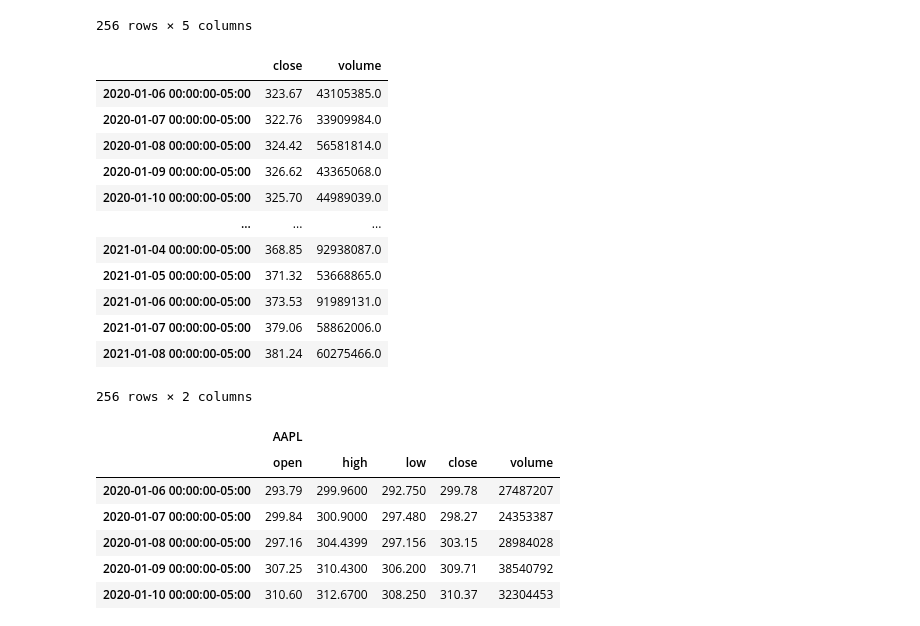
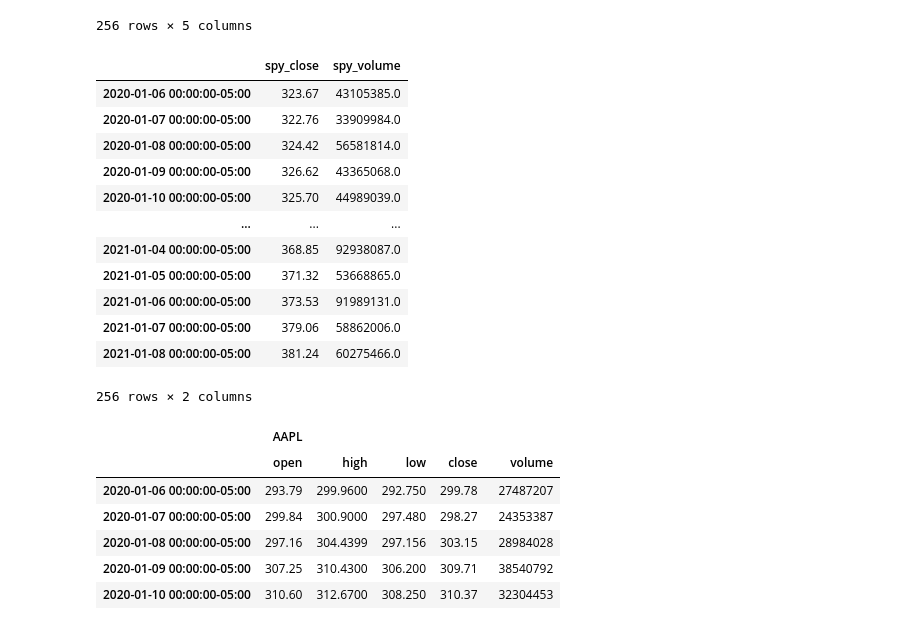
Before and after one commit to jtmcginley123/project-two, a Jupyter notebook: Jorge/individual_stock_data.ipynb, the cells around one changed output. Cells and saved outputs as stored; diff of their text form; code cells hidden in the pictures.

Commit message:
finished individual dataframes

```diff
--- a/Jorge/individual_stock_data.ipynb
+++ b/Jorge/individual_stock_data.ipynb
@@ -56,14 +56,14 @@ df_spy
 # %%
 df_spy = df_spy.T.reset_index(drop=True).T
 # %%
-df_spy_cv = df_spy.rename(columns={3:"close", 4:"volume"})
+df_spy_cv = df_spy.rename(columns={3:"spy_close", 4:"spy_volume"})
 # %%
 # spy_cv = df_spy_cv[3,4]
 # print(df_spy_cv.columns)
-spy_df = df_spy_cv.loc[:,['close', 'volume']]
+spy_df = df_spy_cv.loc[:,['spy_close', 'spy_volume']]
 spy_df
 # %% [output]
-|  | close | volume |
+|  | spy_close | spy_volume |
 | 2020-01-06 00:00:00-05:00 | 323.67 | 43105385.0 |
 | 2020-01-07 00:00:00-05:00 | 322.76 | 33909984.0 |
 | 2020-01-08 00:00:00-05:00 | 324.42 | 56581814.0 |
```
Also changed, not shown: parts of 43 cells of this notebook.
